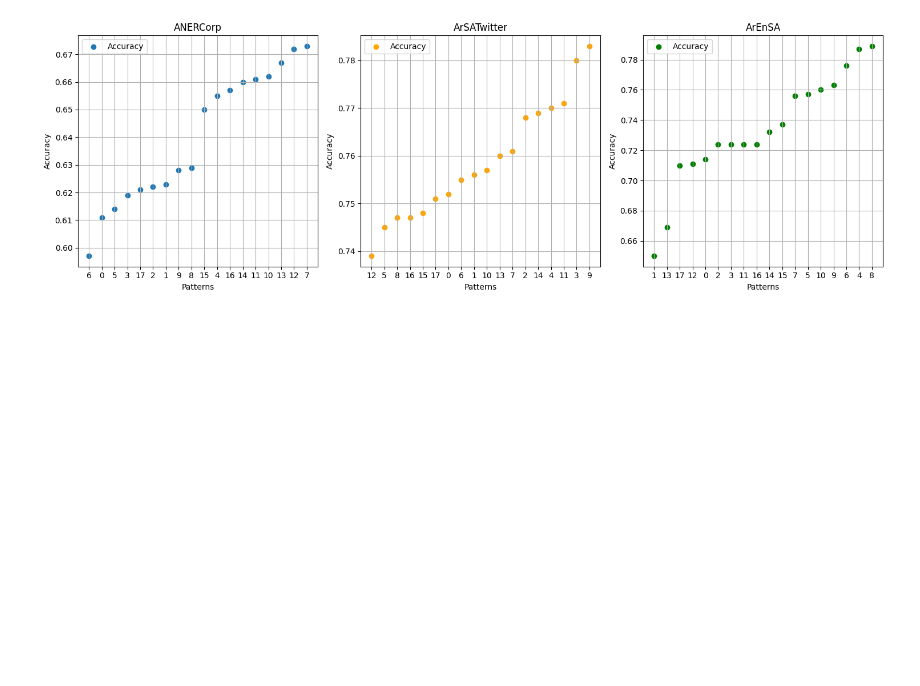
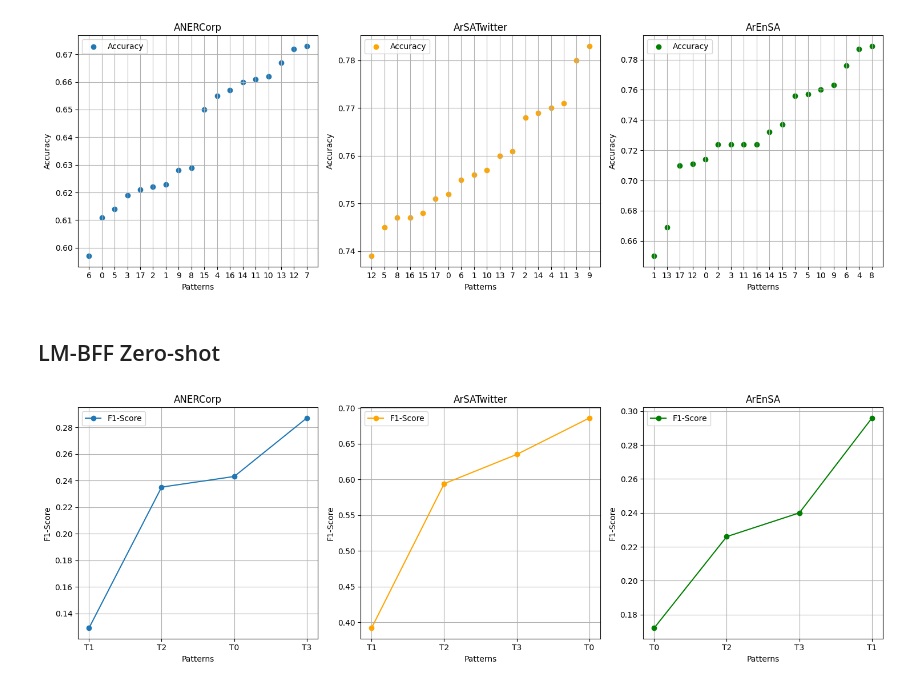
Before and after one commit to moeyad7/Thesis_Data, a Jupyter notebook: thesis-plots.ipynb, the cells around one changed output. Drawn from its saved outputs; the diff is of its cells as text; code cells hidden in the pictures; blank space fills up the shorter version.

Commit message:
added arenner dataset

```diff
--- a/thesis-plots.ipynb
+++ b/thesis-plots.ipynb
@@ -1307,3 +1313,70 @@ plt.show()
 # %% [output]
 18 18 18
 [figure]
+# %% [markdown]
+## LM-BFF Zero-shot
+# %%
+import matplotlib.pyplot as plt
+
+ANERCorp_F1 = [0.243,0.129,0.235,0.287]
+ArSATwitter_F1 = [0.686,0.392,0.594,0.635]
+ArEnSA_F1 = [0.172,0.296,0.226,0.240]
+
+
+patterns = ["T0", "T1", "T2", "T3"]
+
+
+ANERCorp_sorted_indices = list(zip(ANERCorp_F1, patterns))
+ArSATwitter_indices = list(zip(ArSATwitter_F1, patterns))
+ArEnSA_indices = list(zip(ArEnSA_F1, patterns))
+
+
+sorted_ANERCorp = sorted(ANERCorp_sorted_indices, key=lambda tup: tup[0])
+sorted_ArSATwitter = sorted(ArSATwitter_indices, key=lambda tup: tup[0])
+sorted_ArEnSA = sorted(ArEnSA_indices, key=lambda tup: tup[0])
+
+
+ANERCorp_F1_sorted, ANERCorp_patterns_sorted = zip(*sorted_ANERCorp)
+ArSATwitter_F1_sorted, ArSATwitter_patterns_sorted = zip(*sorted_ArSATwitter)
+ArEnSA_F1_sorted, ArEnSA__patterns_sorted = zip(*sorted_ArEnSA)
+
+# Create subplots for each dataset
+plt.figure(figsize=(15, 5))
+
+# Subplot for ANERCorp_F1
+plt.subplot(1, 3, 1)
+plt.plot(range(len(ANERCorp_patterns_sorted)), ANERCorp_F1_sorted,marker='o', label='F1-Score')
+plt.title('ANERCorp')
+plt.xlabel('Patterns')
+plt.ylabel('F1-Score')
+plt.xticks(range(len(ANERCorp_patterns_sorted)), ANERCorp_patterns_sorted)
+plt.legend()
+plt.grid(True)
+
+# Subplot for ArSATwitter_F1
+plt.subplot(1, 3, 2)
+plt.plot(range(len(ArSATwitter_patterns_sorted)), ArSATwitter_F1_sorted, label='F1-Score',marker='o',c='orange')
+plt.title('ArSATwitter')
+plt.xlabel('Patterns')
+plt.ylabel('F1-Score')
+plt.xticks(range(len(ArSATwitter_patterns_sorted)), ArSATwitter_patterns_sorted)
+plt.legend()
+plt.grid(True)
+
+# Subplot for ArEnSA_F1
+plt.subplot(1, 3, 3)
+plt.plot(range(len(ArEnSA__patterns_sorted)), ArEnSA_F1_sorted, label='F1-Score',marker='o',c='green')
+plt.title('ArEnSA')
+plt.xlabel('Patterns')
+plt.ylabel('F1-Score')
+plt.xticks(range(len(ArEnSA__patterns_sorted)), ArEnSA__patterns_sorted)
+plt.legend()
+plt.grid(True)
+
+# Adjust layout to prevent overlapping
+plt.tight_layout()
+
+# Show the plots
+plt.show()
+# %% [output]
+[figure, added]
```
Also changed, not shown: parts of 5 cells of this notebook, 5 other files.
